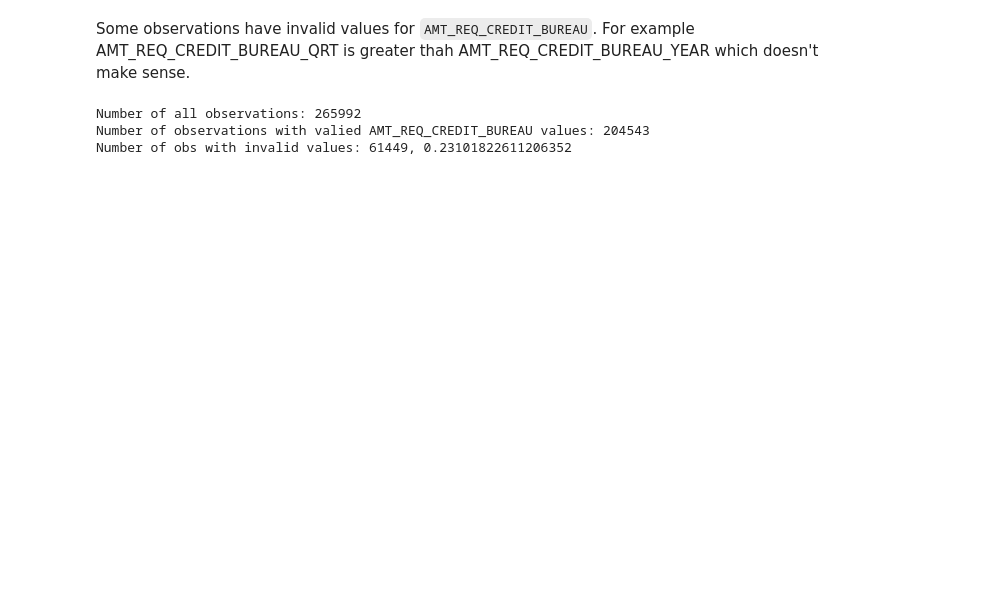
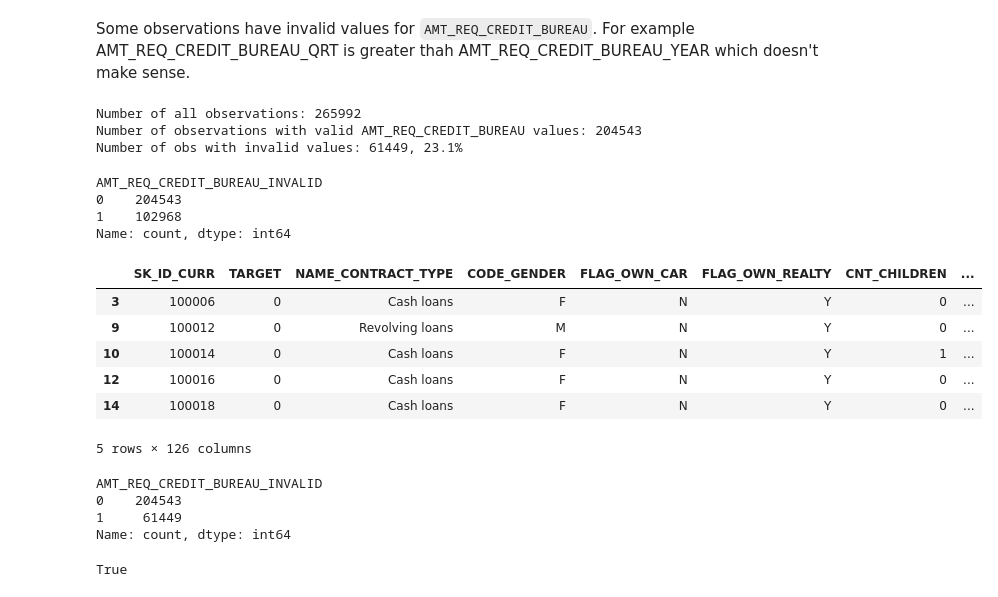
Before and after one commit to alek-ds/home-credit-default-risk-ak, a Jupyter notebook: notebooks/analysis_of_application_data.ipynb, the cells around one changed output. Saved outputs shown, nothing was run; the diff lists cells and outputs as text; code cells hidden in the pictures; blank space fills up the shorter version.

```diff
--- a/notebooks/analysis_of_application_data.ipynb
+++ b/notebooks/analysis_of_application_data.ipynb
@@ -498,6 +498,7 @@ app_df_2[app_df_2['AMT_REQ_CREDIT_BUREAU_QRT']==261.000000]
 # %% [markdown]
 Some observations have invalid values for `AMT_REQ_CREDIT_BUREAU`. For example AMT_REQ_CREDIT_BUREAU_QRT is greater thah AMT_REQ_CREDIT_BUREAU_YEAR which doesn't make sense.
 # %%
+# app_df_3 is a data frame without missing and invalid values in AMT_REQ_CREDIT_BUREAU columns
 app_df_3 = app_df_2.copy()
 app_df_3 = app_df_3.loc[
     (app_df_3['AMT_REQ_CREDIT_BUREAU_HOUR'] <= app_df_3['AMT_REQ_CREDIT_BUREAU_DAY']) &
@@ -507,11 +508,63 @@ app_df_3 = app_df_3.loc[
     (app_df_3['AMT_REQ_CREDIT_BUREAU_QRT'] <= app_df_3['AMT_REQ_CREDIT_BUREAU_YEAR'])
 ]
 
-print(f"Number of all observations: {app_df_2.shape[0]}")
-print(f"Number of observations with valied AMT_REQ_CREDIT_BUREAU values: {app_df_3.shape[0]}")
-print(f"Number of obs with invalid values: {app_df_2.shape[0] - app_df_3.shape[0]}, {(app_df_2.shape[0] - app_df_3.shape[0]) / app_df_2.shape[0]}")
+app_df_2_n = app_df_2.shape[0]
+app_df_3_n = app_df_3.shape[0]
+
+print(f"Number of all observations: {app_df_2_n}")
+print(f"Number of observations with valid AMT_REQ_CREDIT_BUREAU values: {app_df_3_n}")
+print(f"Number of obs with invalid values: {app_df_2_n - app_df_3_n}, {round(100 * (app_df_2_n - app_df_3_n) / app_df_2_n, 2)}%")
 # %% [output]
 Number of all observations: 265992
-Number of observations with valied AMT_REQ_CREDIT_BUREAU values: 204543
-Number of obs with invalid values: 61449, 0.23101822611206352
+Number of observations with valid AMT_REQ_CREDIT_BUREAU values: 204543
+Number of obs with invalid values: 61449, 23.1%
+# %%
+app_df_1['AMT_REQ_CREDIT_BUREAU_INVALID'] = np.where(
+    (
+        (app_df_1['AMT_REQ_CREDIT_BUREAU_MISSING'] != 1) &
+        (app_df_1['AMT_REQ_CREDIT_BUREAU_HOUR'] <= app_df_1['AMT_REQ_CREDIT_BUREAU_DAY']) &
+        (app_df_1['AMT_REQ_CREDIT_BUREAU_DAY'] <= app_df_1['AMT_REQ_CREDIT_BUREAU_WEEK']) &
+        (app_df_1['AMT_REQ_CREDIT_BUREAU_WEEK'] <= app_df_1['AMT_REQ_CREDIT_BUREAU_MON']) &
+        (app_df_1['AMT_REQ_CREDIT_BUREAU_MON'] <= app_df_1['AMT_REQ_CREDIT_BUREAU_QRT']) &
+        (app_df_1['AMT_REQ_CREDIT_BUREAU_QRT'] <= app_df_1['AMT_REQ_CREDIT_BUREAU_YEAR'])
+    ),
+    0,
+    1
+)
+app_df_1['AMT_REQ_CREDIT_BUREAU_INVALID'].value_counts()
+# %% [output]
+AMT_REQ_CREDIT_BUREAU_INVALID
+0    204543
+1    102968
+Name: count, dtype: int64
+# %%
+app_df_1.loc[app_df_1['AMT_REQ_CREDIT_BUREAU_INVALID']==1].head()
+# %% [output]
+|  | SK_ID_CURR | TARGET | NAME_CONTRACT_TYPE | CODE_GENDER | FLAG_OWN_CAR | FLAG_OWN_REALTY | CNT_CHILDREN | ... |
+| 3 | 100006 | 0 | Cash loans | F | N | Y | 0 | ... |
+| 9 | 100012 | 0 | Revolving loans | M | N | Y | 0 | ... |
+| 10 | 100014 | 0 | Cash loans | F | N | Y | 1 | ... |
+| 12 | 100016 | 0 | Cash loans | F | N | Y | 0 | ... |
+| 14 | 100018 | 0 | Cash loans | F | N | Y | 0 | ... |
+5 rows × 126 columns
+# %%
+app_df_2['AMT_REQ_CREDIT_BUREAU_INVALID'] = np.where(
+    ((app_df_2['AMT_REQ_CREDIT_BUREAU_HOUR'] <= app_df_2['AMT_REQ_CREDIT_BUREAU_DAY']) &
+    (app_df_2['AMT_REQ_CREDIT_BUREAU_DAY'] <= app_df_2['AMT_REQ_CREDIT_BUREAU_WEEK']) &
+    (app_df_2['AMT_REQ_CREDIT_BUREAU_WEEK'] <= app_df_2['AMT_REQ_CREDIT_BUREAU_MON']) &
+    (app_df_2['AMT_REQ_CREDIT_BUREAU_MON'] <= app_df_2['AMT_REQ_CREDIT_BUREAU_QRT']) &
+    (app_df_2['AMT_REQ_CREDIT_BUREAU_QRT'] <= app_df_2['AMT_REQ_CREDIT_BUREAU_YEAR'])),
+    0,
+    1
+)
+app_df_2['AMT_REQ_CREDIT_BUREAU_INVALID'].value_counts()
+# %% [output]
+AMT_REQ_CREDIT_BUREAU_INVALID
+0    204543
+1     61449
+Name: count, dtype: int64
+# %%
+any(app_df_1['AMT_REQ_CREDIT_BUREAU_MISSING'] == app_df_1['AMT_REQ_CREDIT_BUREAU_INVALID'])
+# %% [output]
+True
 # %%
```
Also changed, not shown: parts of 8 cells of this notebook.
